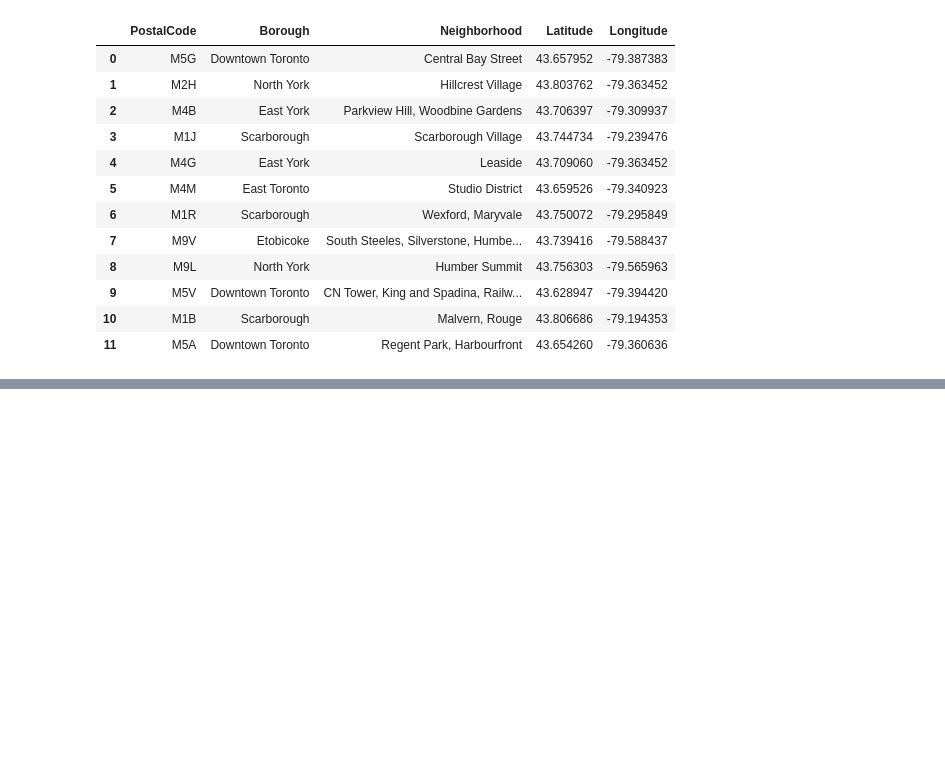
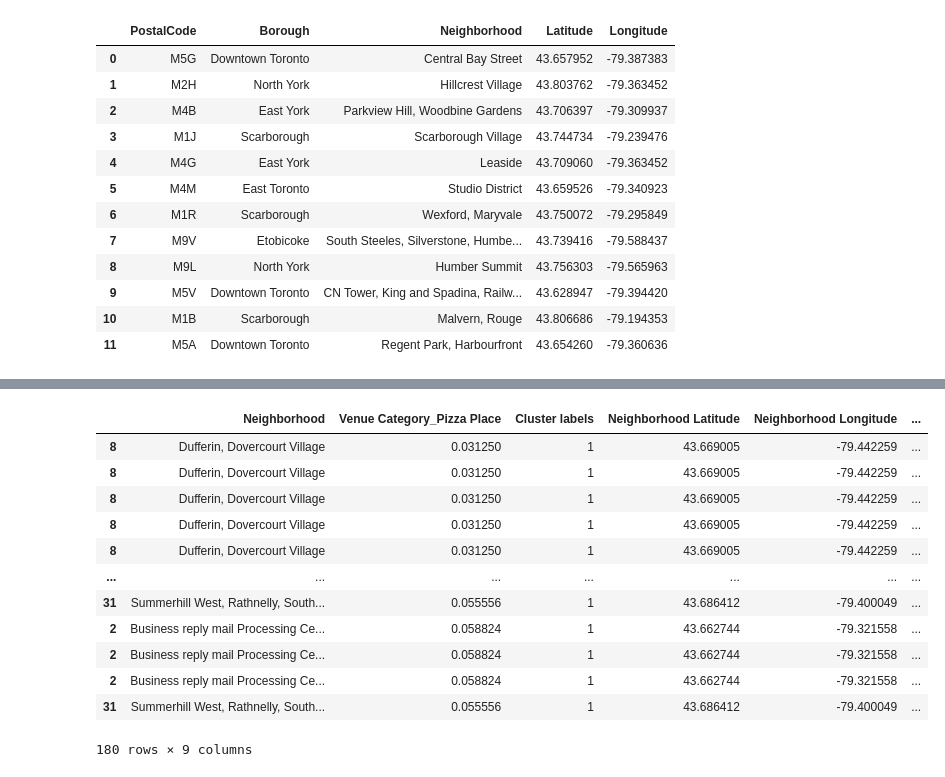
Before and after one commit to iamdiv/Coursera_Capstone, a Jupyter notebook: capstone_project.ipynb, the cells around one changed output, grey strips where cells are left out. Saved outputs shown, nothing was run; the diff lists cells and outputs as text; code cells hidden in the pictures; blank space fills up the shorter version.

```diff
--- a/capstone_project.ipynb
+++ b/capstone_project.ipynb
@@ -140,0 +482,16 @@ test_df
+# %%
+pizza_places.loc[pizza_places['Cluster labels'] == 1]
+# %% [output]
+|  | Neighborhood | Venue Category_Pizza Place | Cluster labels | Neighborhood Latitude | Neighborhood Longitude | ... |
+| 8 | Dufferin, Dovercourt Village | 0.031250 | 1 | 43.669005 | -79.442259 | ... |
+| 8 | Dufferin, Dovercourt Village | 0.031250 | 1 | 43.669005 | -79.442259 | ... |
+| 8 | Dufferin, Dovercourt Village | 0.031250 | 1 | 43.669005 | -79.442259 | ... |
+| 8 | Dufferin, Dovercourt Village | 0.031250 | 1 | 43.669005 | -79.442259 | ... |
+| 8 | Dufferin, Dovercourt Village | 0.031250 | 1 | 43.669005 | -79.442259 | ... |
+| ... | ... | ... | ... | ... | ... | ... |
+| 31 | Summerhill West, Rathnelly, South... | 0.055556 | 1 | 43.686412 | -79.400049 | ... |
+| 2 | Business reply mail Processing Ce... | 0.058824 | 1 | 43.662744 | -79.321558 | ... |
+| 2 | Business reply mail Processing Ce... | 0.058824 | 1 | 43.662744 | -79.321558 | ... |
+| 2 | Business reply mail Processing Ce... | 0.058824 | 1 | 43.662744 | -79.321558 | ... |
+| 31 | Summerhill West, Rathnelly, South... | 0.055556 | 1 | 43.686412 | -79.400049 | ... |
+180 rows × 9 columns
```
Also changed, not shown: parts of 32 cells of this notebook, 1 other file.
